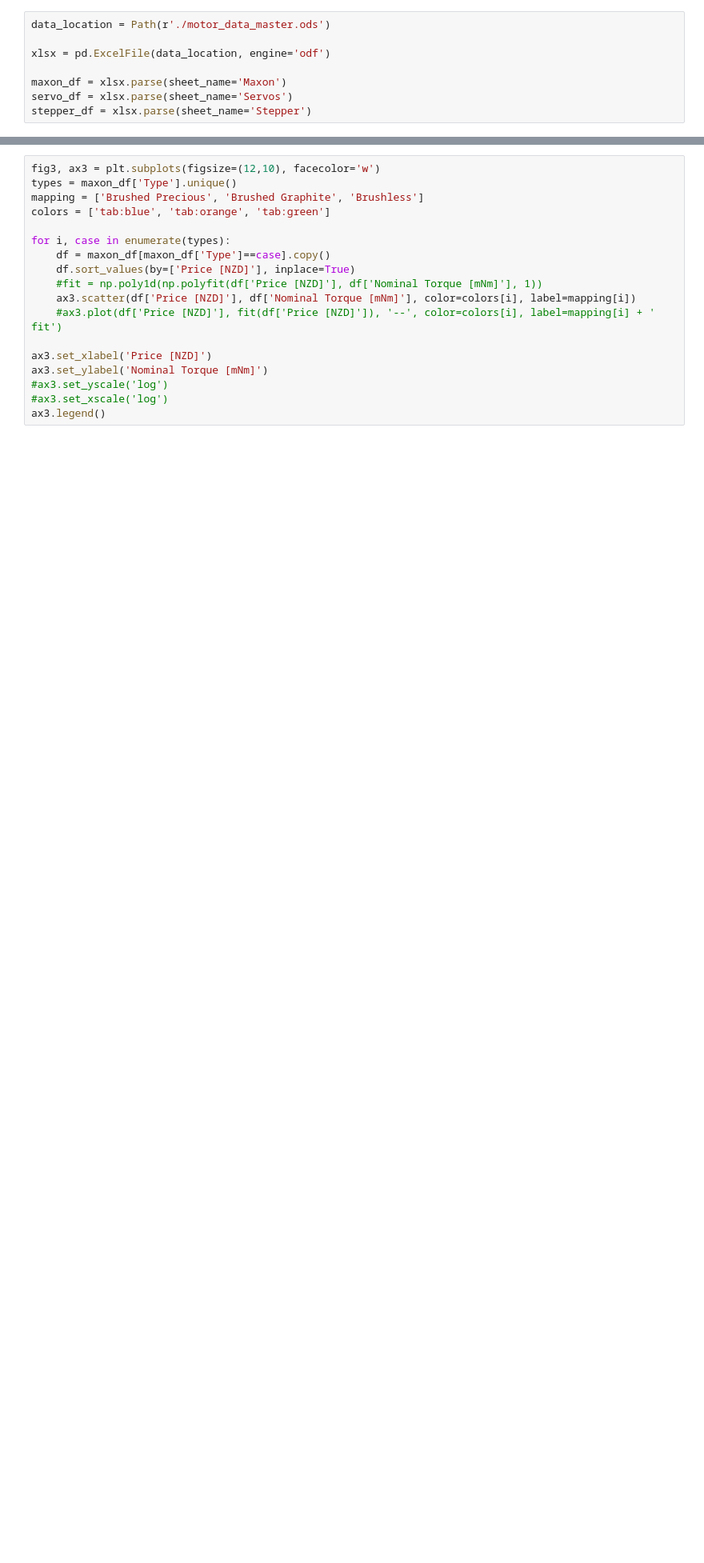
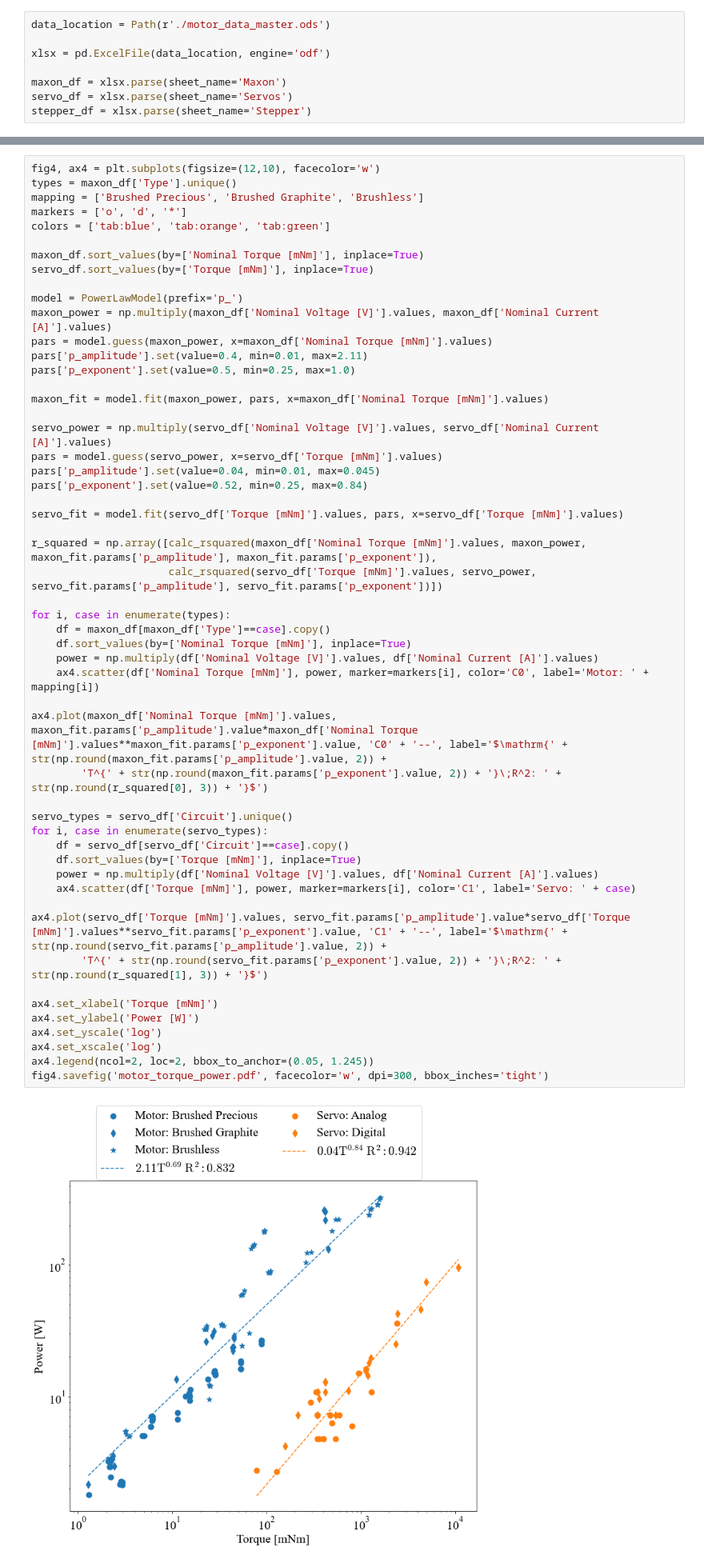
Before and after one commit to michaelcoe/Cost-of-Transport-Estimation, a Jupyter notebook: motor_scaling/motor_scaling.ipynb, the cells around one changed output, grey strips where cells are left out. Shown: that part at 80% size. Saved outputs shown, nothing was run; the diff lists cells and outputs as text; blank space fills up the shorter version.

```diff
--- a/motor_scaling/motor_scaling.ipynb
+++ b/motor_scaling/motor_scaling.ipynb
@@ -109,18 +204,55 @@ ax2.legend(ncol=1)
-# %%
-fig3, ax3 = plt.subplots(figsize=(12,10), facecolor='w')
-types = maxon_df['Type'].unique()
-mapping = ['Brushed Precious', 'Brushed Graphite', 'Brushless']
-colors = ['tab:blue', 'tab:orange', 'tab:green']
-
-for i, case in enumerate(types):
-    df = maxon_df[maxon_df['Type']==case].copy()
-    df.sort_values(by=['Price [NZD]'], inplace=True)
-    #fit = np.poly1d(np.polyfit(df['Price [NZD]'], df['Nominal Torque [mNm]'], 1))
-    ax3.scatter(df['Price [NZD]'], df['Nominal Torque [mNm]'], color=colors[i], label=mapping[i])
-    #ax3.plot(df['Price [NZD]'], fit(df['Price [NZD]']), '--', color=colors[i], label=mapping[i] + ' fit')
-
-ax3.set_xlabel('Price [NZD]')
-ax3.set_ylabel('Nominal Torque [mNm]')
-#ax3.set_yscale('log')
-#ax3.set_xscale('log')
-ax3.legend()
+# %%
+fig4, ax4 = plt.subplots(figsize=(12,10), facecolor='w')
+types = maxon_df['Type'].unique()
+mapping = ['Brushed Precious', 'Brushed Graphite', 'Brushless']
+markers = ['o', 'd', '*']
+colors = ['tab:blue', 'tab:orange', 'tab:green']
+
+maxon_df.sort_values(by=['Nominal Torque [mNm]'], inplace=True)
+servo_df.sort_values(by=['Torque [mNm]'], inplace=True)
+
+model = PowerLawModel(prefix='p_')
+maxon_power = np.multiply(maxon_df['Nominal Voltage [V]'].values, maxon_df['Nominal Current [A]'].values)
+pars = model.guess(maxon_power, x=maxon_df['Nominal Torque [mNm]'].values)
+pars['p_amplitude'].set(value=0.4, min=0.01, max=2.11)
+pars['p_exponent'].set(value=0.5, min=0.25, max=1.0)
+
+maxon_fit = model.fit(maxon_power, pars, x=maxon_df['Nominal Torque [mNm]'].values)
+
+servo_power = np.multiply(servo_df['Nominal Voltage [V]'].values, servo_df['Nominal Current [A]'].values)
+pars = model.guess(servo_power, x=servo_df['Torque [mNm]'].values)
+pars['p_amplitude'].set(value=0.04, min=0.01, max=0.045)
+pars['p_exponent'].set(value=0.52, min=0.25, max=0.84)
+
+servo_fit = model.fit(servo_df['Torque [mNm]'].values, pars, x=servo_df['Torque [mNm]'].values)
+
+r_squared = np.array([calc_rsquared(maxon_df['Nominal Torque [mNm]'].values, maxon_power, maxon_fit.params['p_amplitude'], maxon_fit.params['p_exponent']),
+                      calc_rsquared(servo_df['Torque [mNm]'].values, servo_power, servo_fit.params['p_amplitude'], servo_fit.params['p_exponent'])])
+
+for i, case in enumerate(types):
+    df = maxon_df[maxon_df['Type']==case].copy()
+    df.sort_values(by=['Nominal Torque [mNm]'], inplace=True)
+    power = np.multiply(df['Nominal Voltage [V]'].values, df['Nominal Current [A]'].values)
+    ax4.scatter(df['Nominal Torque [mNm]'], power, marker=markers[i], color='C0', label='Motor: ' + mapping[i])
+
+ax4.plot(maxon_df['Nominal Torque [mNm]'].values, maxon_fit.params['p_amplitude'].value*maxon_df['Nominal Torque [mNm]'].values**maxon_fit.params['p_exponent'].value, 'C0' + '--', label='$\mathrm{' + str(np.round(maxon_fit.params['p_amplitude'].value, 2)) +
+        'T^{' + str(np.round(maxon_fit.params['p_exponent'].value, 2)) + '}\;R^2: ' + str(np.round(r_squared[0], 3)) + '}$')
+
+servo_types = servo_df['Circuit'].unique()
+for i, case in enumerate(servo_types):
+    df = servo_df[servo_df['Circuit']==case].copy()
+    df.sort_values(by=['Torque [mNm]'], inplace=True)
+    power = np.multiply(df['Nominal Voltage [V]'].values, df['Nominal Current [A]'].values)
+    ax4.scatter(df['Torque [mNm]'], power, marker=markers[i], color='C1', label='Servo: ' + case)
+
+ax4.plot(servo_df['Torque [mNm]'].values, servo_fit.params['p_amplitude'].value*servo_df['Torque [mNm]'].values**servo_fit.params['p_exponent'].value, 'C1' + '--', label='$\mathrm{' + str(np.round(servo_fit.params['p_amplitude'].value, 2)) +
+        'T^{' + str(np.round(servo_fit.params['p_exponent'].value, 2)) + '}\;R^2: ' + str(np.round(r_squared[1], 3)) + '}$')
+
+ax4.set_xlabel('Torque [mNm]')
+ax4.set_ylabel('Power [W]')
+ax4.set_yscale('log')
+ax4.set_xscale('log')
+ax4.legend(ncol=2, loc=2, bbox_to_anchor=(0.05, 1.245))
+fig4.savefig('motor_torque_power.pdf', facecolor='w', dpi=300, bbox_inches='tight')
+# %% [output]
+[figure, added]
```
Also changed, not shown: parts of 6 cells of this notebook, 7 other files.
